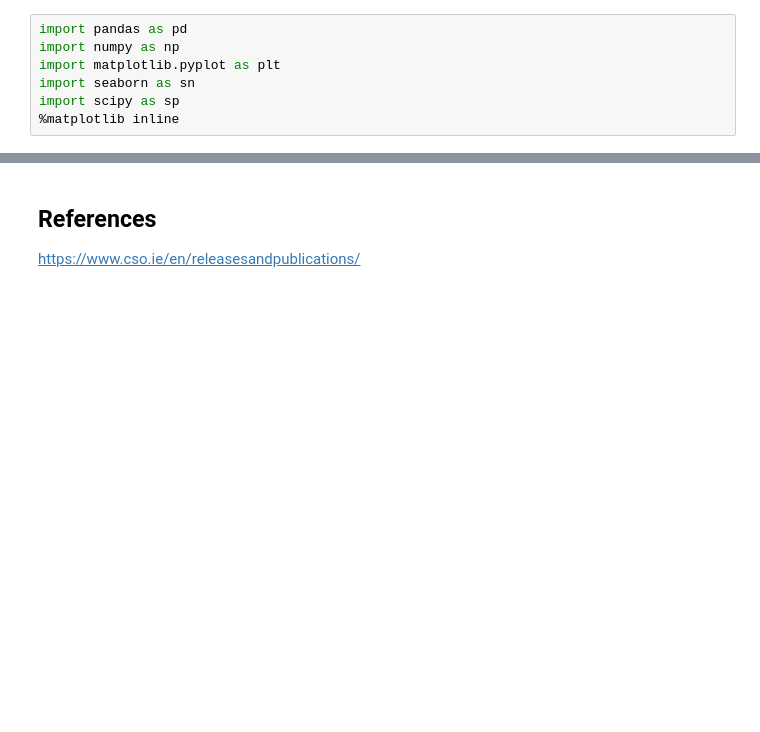
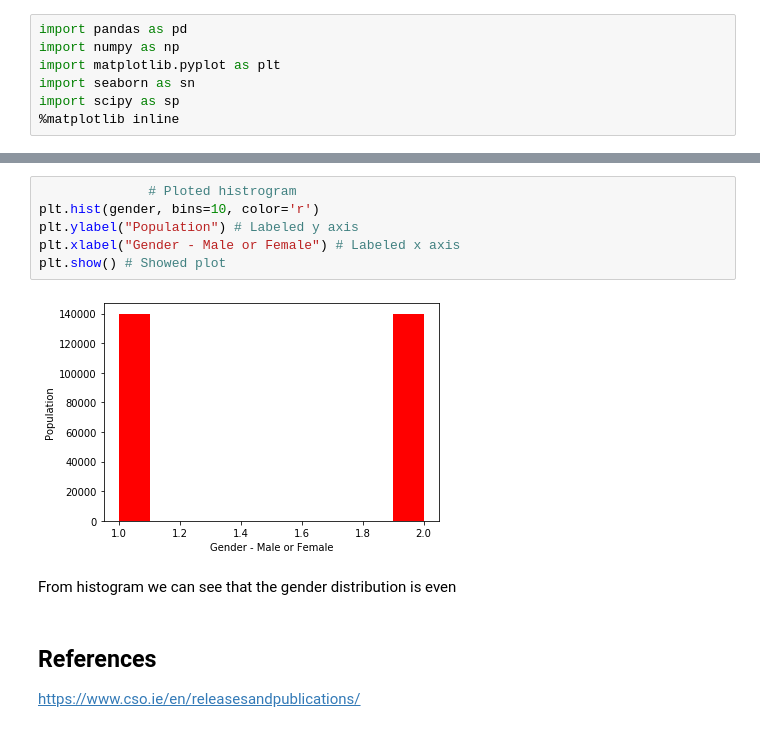
Before and after one commit to rituteval/Programming-DA--PROJECT, a Jupyter notebook: Programming DA- PROJECT.ipynb, the cells around one changed output, grey strips where cells are left out. Saved outputs shown, nothing was run; the diff lists cells and outputs as text; blank space fills up the shorter version.

```diff
--- a/Programming DA- PROJECT.ipynb
+++ b/Programming DA- PROJECT.ipynb
@@ -118,3 +133,13 @@ NameError: name 'sns' is not defined
+# %%
+              # Ploted histrogram
+plt.hist(gender, bins=10, color='r')
+plt.ylabel("Population") # Labeled y axis
+plt.xlabel("Gender - Male or Female") # Labeled x axis
+plt.show() # Showed plot
+# %% [output]
+[figure, added]
+# %% [markdown]
+From histogram we can see that the gender distribution is even
 # %% [markdown]
 ## References
 
```
Also changed, not shown: parts of 9 cells of this notebook.
